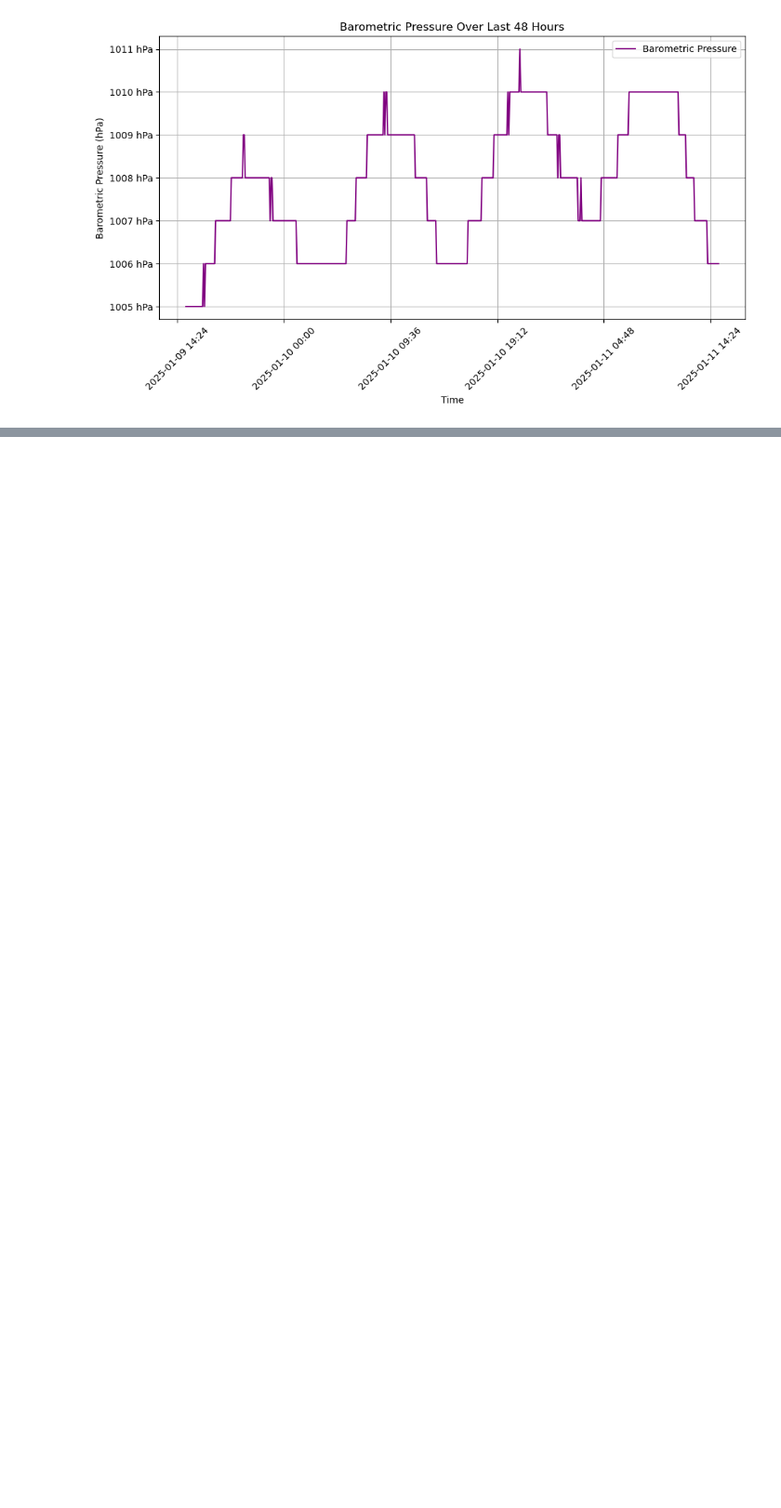
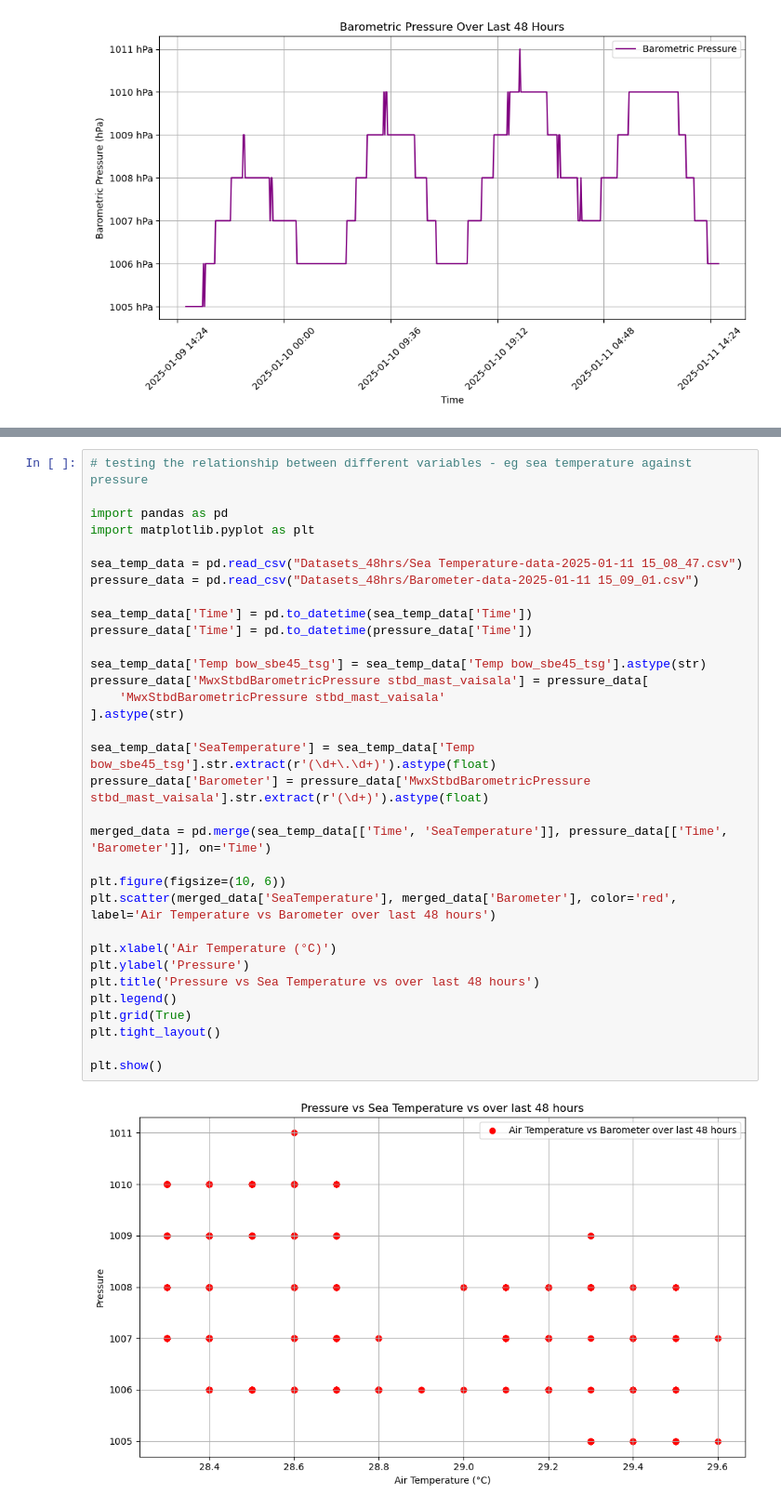
Before and after one commit to Asgar-Fataymamode/OceanX_Project1, a Jupyter notebook: Notebook.ipynb, the cells around one changed output, grey strips where cells are left out. Shown: that part at 93% size. Drawn from its saved outputs; the diff is of its cells as text; blank space fills up the shorter version.

```diff
--- a/Notebook.ipynb
+++ b/Notebook.ipynb
@@ -441,0 +551,35 @@ plt.show()
+# %%
+# testing the relationship between different variables - eg sea temperature against pressure
+
+import pandas as pd
+import matplotlib.pyplot as plt
+
+sea_temp_data = pd.read_csv("Datasets_48hrs/Sea Temperature-data-2025-01-11 15_08_47.csv")
+pressure_data = pd.read_csv("Datasets_48hrs/Barometer-data-2025-01-11 15_09_01.csv")
+
+sea_temp_data['Time'] = pd.to_datetime(sea_temp_data['Time'])
+pressure_data['Time'] = pd.to_datetime(pressure_data['Time'])
+
+sea_temp_data['Temp bow_sbe45_tsg'] = sea_temp_data['Temp bow_sbe45_tsg'].astype(str)
+pressure_data['MwxStbdBarometricPressure stbd_mast_vaisala'] = pressure_data[
+    'MwxStbdBarometricPressure stbd_mast_vaisala'
+].astype(str)
+
+sea_temp_data['SeaTemperature'] = sea_temp_data['Temp bow_sbe45_tsg'].str.extract(r'(\d+\.\d+)').astype(float)
+pressure_data['Barometer'] = pressure_data['MwxStbdBarometricPressure stbd_mast_vaisala'].str.extract(r'(\d+)').astype(float)
+
+merged_data = pd.merge(sea_temp_data[['Time', 'SeaTemperature']], pressure_data[['Time', 'Barometer']], on='Time')
+
+plt.figure(figsize=(10, 6))
+plt.scatter(merged_data['SeaTemperature'], merged_data['Barometer'], color='red', label='Air Temperature vs Barometer over last 48 hours')
+
+plt.xlabel('Air Temperature (°C)')
+plt.ylabel('Pressure')
+plt.title('Pressure vs Sea Temperature vs over last 48 hours')
+plt.legend()
+plt.grid(True)
+plt.tight_layout()
+
+plt.show()
+# %% [output]
+[figure, added]
```
Also changed, not shown: parts of 9 cells of this notebook.
